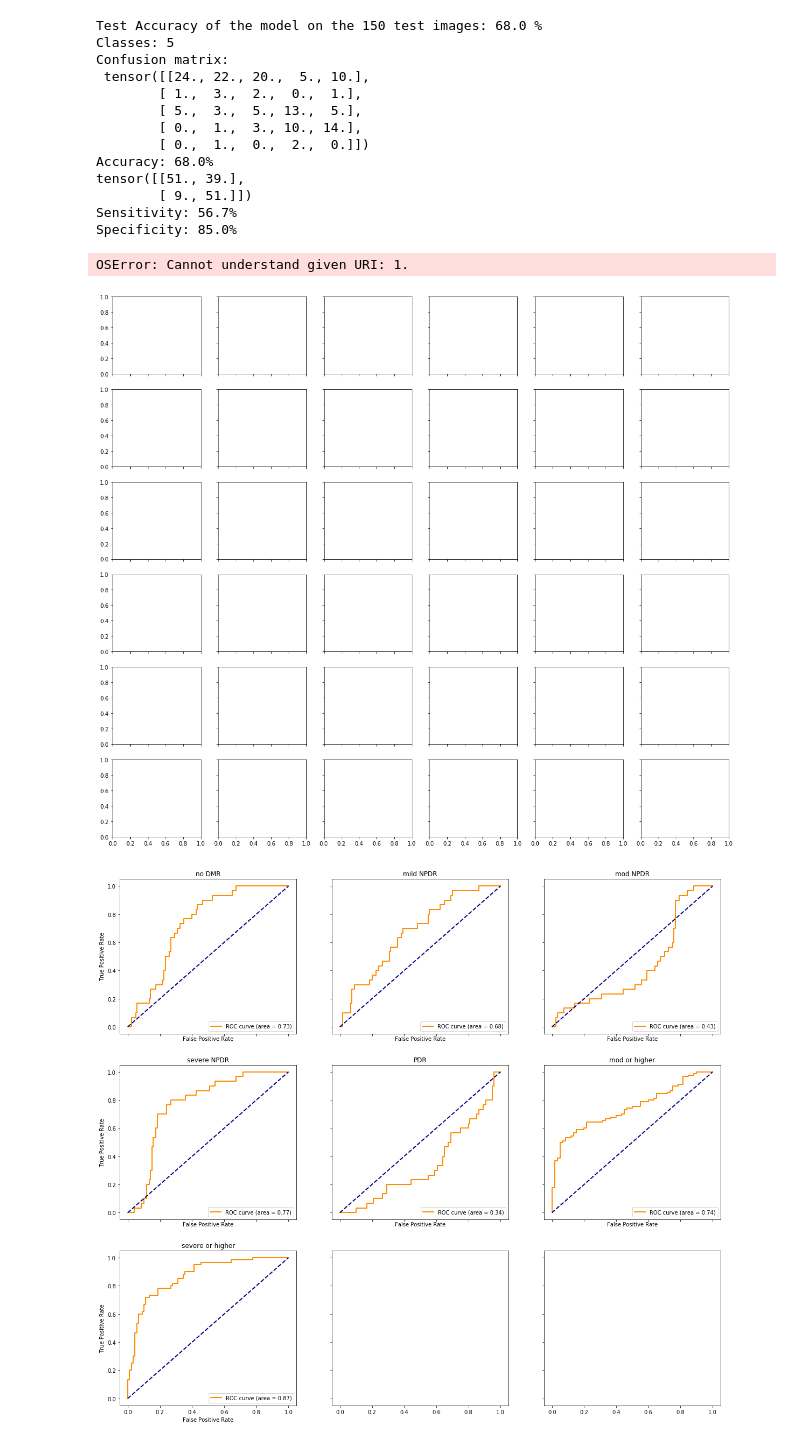
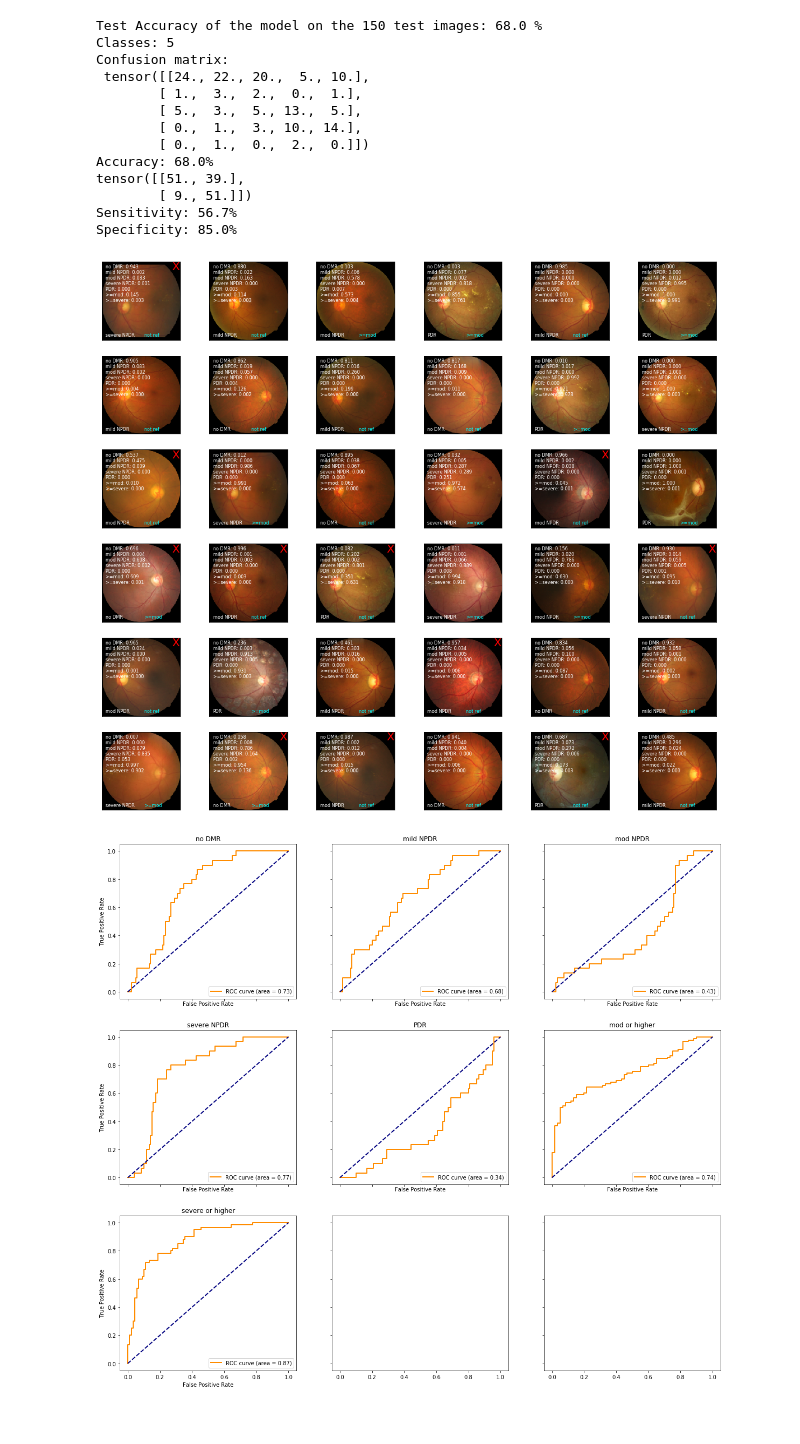
Before and after one commit to hyongsok/medAi, a Jupyter notebook: Showcase evaluation 7D.ipynb, the cells around one changed output. Saved outputs shown, nothing was run; the diff lists cells and outputs as text; code cells hidden in the pictures.

Commit message:
faster image conversion

```diff
--- a/Showcase evaluation 7D.ipynb
+++ b/Showcase evaluation 7D.ipynb
@@ -142,9 +142,7 @@ if max_samples < len(rc.test_dataset):
 else:
     sampling_index = np.arange(len(rc.test_dataset), dtype=np.int)
 # %%
-dataset = copy.deepcopy(rc.test_dataset)
-dataset.imgs = [dataset.samples.iloc[ii] for ii in sampling_index]
-dataset.samples = dataset.imgs
+dataset = rc.test_dataset.subset(sampling_index)
 test_loader = torch.utils.data.DataLoader(dataset=dataset,
                                     batch_size=min(len(dataset), max_batch_size),
                                     shuffle=False,
@@ -156,36 +154,35 @@ if number_sample_images > 0:
     n_rows = np.ceil(number_sample_images/n_cols)
     classlabel = ['no DMR', 'mild NPDR', 'mod NPDR', 'severe NPDR', 'PDR', '>=mod', '>=severe']
     fig, ax = plt.subplots(int(n_rows), int(n_cols), True, True, figsize=(20,int(n_rows)*3))
     counter = 0
     with torch.no_grad():
         for images, labels in test_loader:
             images = images.to(rc.device)
             labels = labels.to(rc.device)
 
             outputs = rc.model(images)
 
             for img, lab, out in zip(images, labels, outputs):
                 ii = int(counter/n_cols)
                 jj = int(counter%n_cols)
-                img_array = skimage.transform.resize(imageio.imread(dataset.imgs[counter][0]), (224,224), mode='constant', anti_aliasing=True)
+                img_array = skimage.transform.resize(imageio.imread(dataset.filenames[counter]), (224,224), mode='constant', anti_aliasing=True)
                 ax[ii, jj].imshow(img_array, origin='lower')
                 ax[ii, jj].annotate( classlabel[lab[:5].argmax()], xy=(10,10), color='white', size=font_size)
                 prediction = torch.nn.Sigmoid()(out)
                 if prediction[5] > 0.5:
                     ax[ii, jj].annotate( '>=mod', xy=(120,10), color='cyan', size=font_size)
                 else:
                     ax[ii, jj].annotate( 'not ref', xy=(120,10), color='cyan', size=font_size)
                 if (lab[:5].argmax() < 2 and prediction[5] >= 0.5) or (lab[:5].argmax() >= 2 and prediction[5] < 0.5):
                     ax[ii, jj].annotate( 'X', xy=(200,200), color='red', size=20)
                 for cc in range(7):
                     ax[ii, jj].annotate( '{}: {:.3f}'.format(classlabel[cc], prediction[cc]) , xy=(10,205-cc*2*font_size), color='white', size=font_size)
                 counter+=1
 
     plt.xticks([])
     plt.yticks([])
 # %% [output]
-OSError: Cannot understand given URI: 1.
-[figure, old version]
+[figure, new version]
 # %%
 y_test = all_labels
 y_score = all_outputs
```
Also changed, not shown: parts of 1 cell of this notebook, 2 other files.
